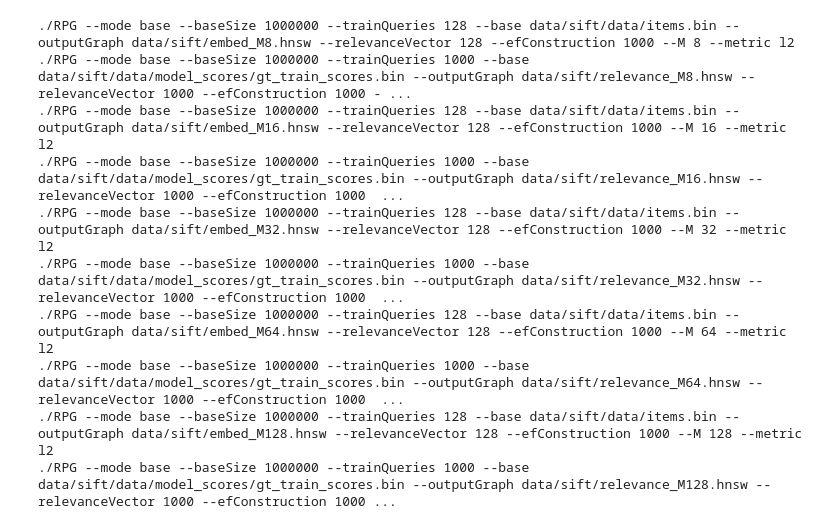
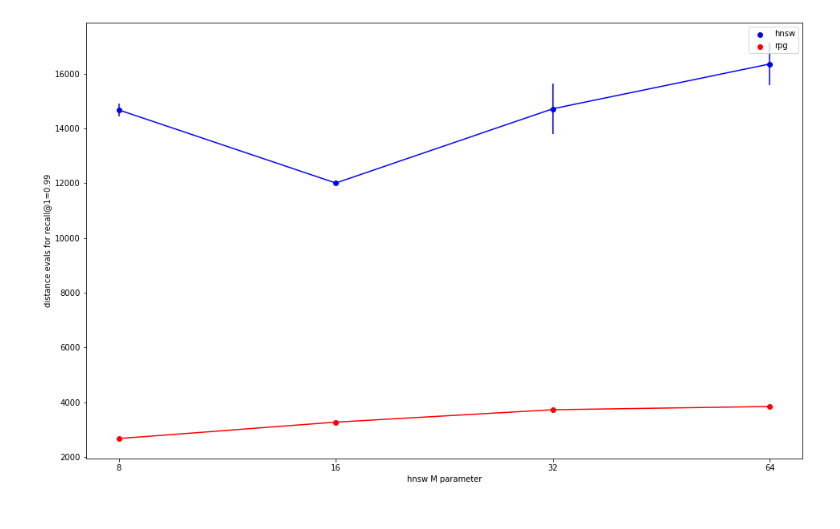
Before and after one commit to Andrew-Angrew/rpg, a Jupyter notebook: rpg_vs_hnsw.ipynb, the cells around one changed output. Saved outputs shown, nothing was run; the diff lists cells and outputs as text; code cells hidden in the pictures.

```diff
--- a/rpg_vs_hnsw.ipynb
+++ b/rpg_vs_hnsw.ipynb
@@ -441,13 +473,5 @@ plot_evals_for_recall(deep_results)
 # %%
-sift_results = eval_hnsw_with_different_degree("sift", 128, recalc=True, check_model_scores=False)
+sift_results = eval_hnsw_with_different_degree("sift", 128, recalc=False, check_model_scores=False)
+plot_evals_for_recall(sift_results)
 # %% [output]
-./RPG --mode base --baseSize 1000000 --trainQueries 128 --base data/sift/data/items.bin --outputGraph data/sift/embed_M8.hnsw --relevanceVector 128 --efConstruction 1000 --M 8 --metric l2
-./RPG --mode base --baseSize 1000000 --trainQueries 1000 --base data/sift/data/model_scores/gt_train_scores.bin --outputGraph data/sift/relevance_M8.hnsw --relevanceVector 1000 --efConstruction 1000 - ...
-./RPG --mode base --baseSize 1000000 --trainQueries 128 --base data/sift/data/items.bin --outputGraph data/sift/embed_M16.hnsw --relevanceVector 128 --efConstruction 1000 --M 16 --metric l2
-./RPG --mode base --baseSize 1000000 --trainQueries 1000 --base data/sift/data/model_scores/gt_train_scores.bin --outputGraph data/sift/relevance_M16.hnsw --relevanceVector 1000 --efConstruction 1000  ...
-./RPG --mode base --baseSize 1000000 --trainQueries 128 --base data/sift/data/items.bin --outputGraph data/sift/embed_M32.hnsw --relevanceVector 128 --efConstruction 1000 --M 32 --metric l2
-./RPG --mode base --baseSize 1000000 --trainQueries 1000 --base data/sift/data/model_scores/gt_train_scores.bin --outputGraph data/sift/relevance_M32.hnsw --relevanceVector 1000 --efConstruction 1000  ...
-./RPG --mode base --baseSize 1000000 --trainQueries 128 --base data/sift/data/items.bin --outputGraph data/sift/embed_M64.hnsw --relevanceVector 128 --efConstruction 1000 --M 64 --metric l2
-./RPG --mode base --baseSize 1000000 --trainQueries 1000 --base data/sift/data/model_scores/gt_train_scores.bin --outputGraph data/sift/relevance_M64.hnsw --relevanceVector 1000 --efConstruction 1000  ...
-./RPG --mode base --baseSize 1000000 --trainQueries 128 --base data/sift/data/items.bin --outputGraph data/sift/embed_M128.hnsw --relevanceVector 128 --efConstruction 1000 --M 128 --metric l2
-./RPG --mode base --baseSize 1000000 --trainQueries 1000 --base data/sift/data/model_scores/gt_train_scores.bin --outputGraph data/sift/relevance_M128.hnsw --relevanceVector 1000 --efConstruction 1000 ...
+[figure, added]
```
Also changed, not shown: parts of 21 cells of this notebook, 1 other file.
